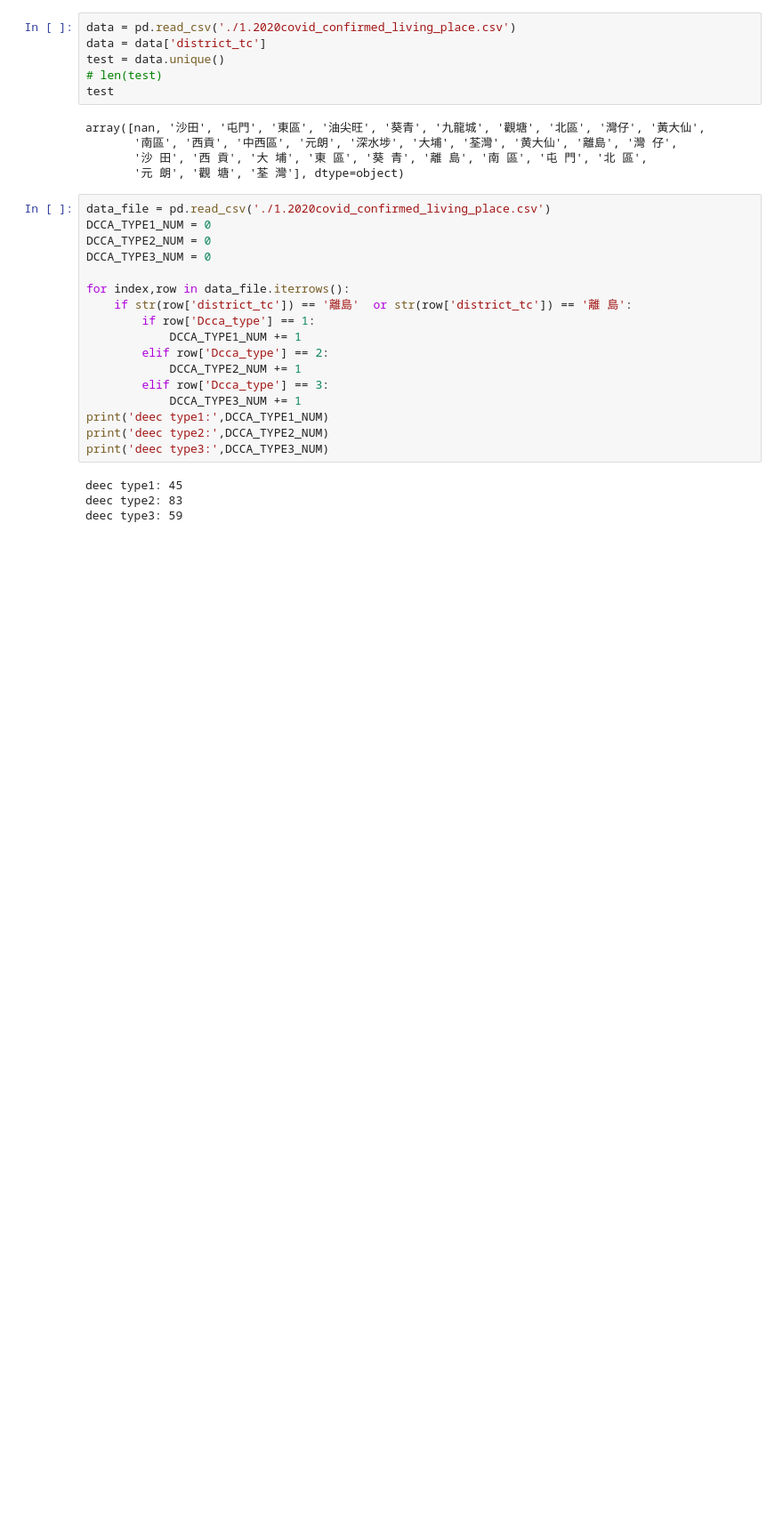
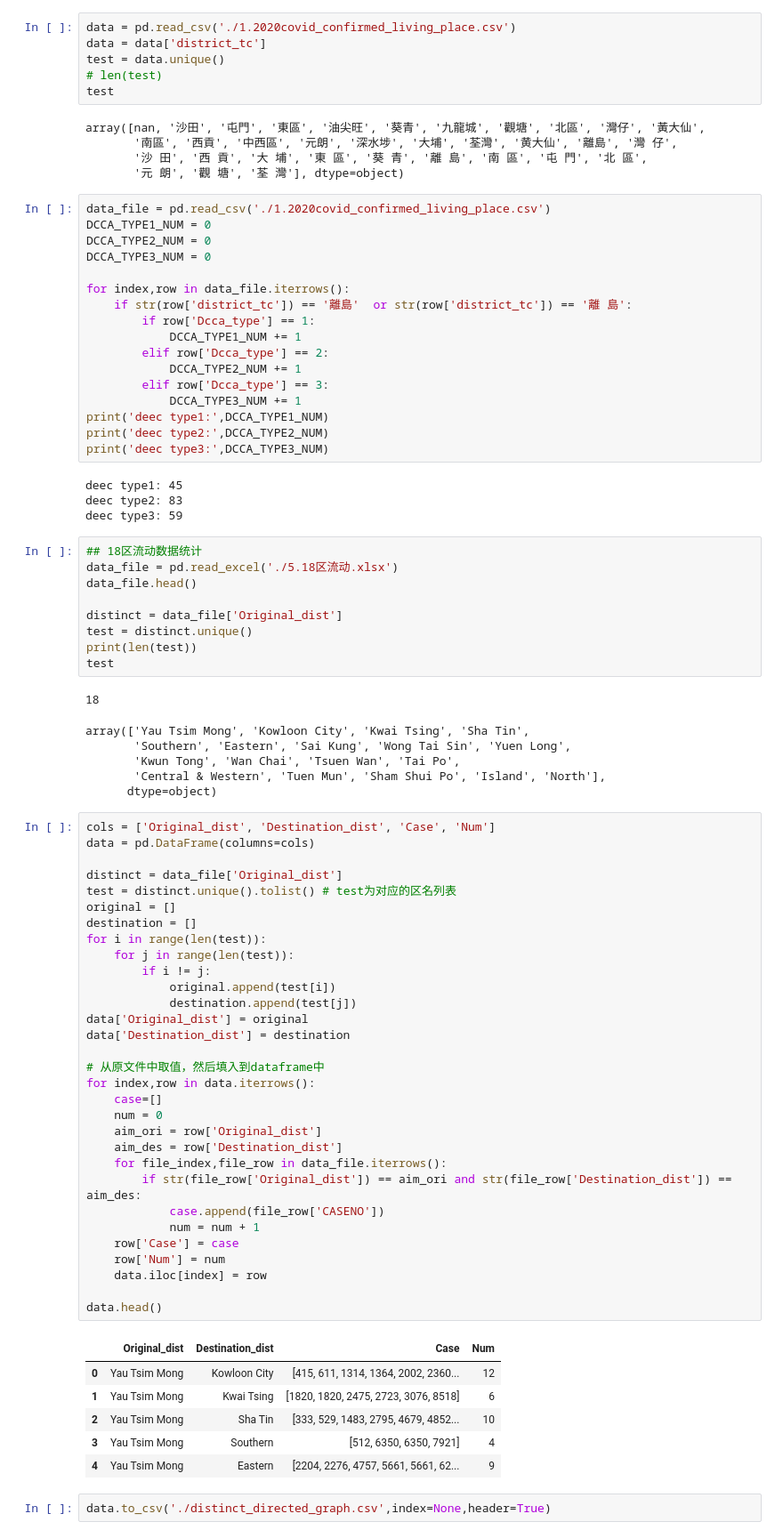
Before and after one commit to sqsssq/HK_2020_Covid19, a Jupyter notebook: backend/1_year_data/process.ipynb, the cells around one changed output. Shown at 89% size. Cells and saved outputs as stored; diff of their text form; blank space fills up the shorter version.

```diff
--- a/backend/1_year_data/process.ipynb
+++ b/backend/1_year_data/process.ipynb
@@ -93,3 +93,59 @@ print('deec type3:',DCCA_TYPE3_NUM)
 deec type1: 45
 deec type2: 83
 deec type3: 59
+# %%
+## 18区流动数据统计
+data_file = pd.read_excel('./5.18区流动.xlsx')
+data_file.head()
+
+distinct = data_file['Original_dist']
+test = distinct.unique()
+print(len(test))
+test
+# %% [output]
+18
+array(['Yau Tsim Mong', 'Kowloon City', 'Kwai Tsing', 'Sha Tin',
+       'Southern', 'Eastern', 'Sai Kung', 'Wong Tai Sin', 'Yuen Long',
+       'Kwun Tong', 'Wan Chai', 'Tsuen Wan', 'Tai Po',
+       'Central & Western', 'Tuen Mun', 'Sham Shui Po', 'Island', 'North'],
+      dtype=object)
+# %%
+cols = ['Original_dist', 'Destination_dist', 'Case', 'Num']
+data = pd.DataFrame(columns=cols)
+
+distinct = data_file['Original_dist']
+test = distinct.unique().tolist() # test为对应的区名列表
+original = []
+destination = []
+for i in range(len(test)):
+    for j in range(len(test)):
+        if i != j:
+            original.append(test[i])
+            destination.append(test[j])
+data['Original_dist'] = original
+data['Destination_dist'] = destination
+
+# 从原文件中取值，然后填入到dataframe中
+for index,row in data.iterrows():
+    case=[]
+    num = 0
+    aim_ori = row['Original_dist']
+    aim_des = row['Destination_dist']
+    for file_index,file_row in data_file.iterrows():
+        if str(file_row['Original_dist']) == aim_ori and str(file_row['Destination_dist']) == aim_des:
+            case.append(file_row['CASENO'])
+            num = num + 1
+    row['Case'] = case
+    row['Num'] = num
+    data.iloc[index] = row
+
+data.head()
+# %% [output]
+|  | Original_dist | Destination_dist | Case | Num |
+| 0 | Yau Tsim Mong | Kowloon City | [415, 611, 1314, 1364, 2002, 2360... | 12 |
+| 1 | Yau Tsim Mong | Kwai Tsing | [1820, 1820, 2475, 2723, 3076, 8518] | 6 |
+| 2 | Yau Tsim Mong | Sha Tin | [333, 529, 1483, 2795, 4679, 4852... | 10 |
+| 3 | Yau Tsim Mong | Southern | [512, 6350, 6350, 7921] | 4 |
+| 4 | Yau Tsim Mong | Eastern | [2204, 2276, 4757, 5661, 5661, 62... | 9 |
+# %%
+data.to_csv('./distinct_directed_graph.csv',index=None,header=True)
```
Also changed, not shown: parts of 1 cell of this notebook, 4 other files.
